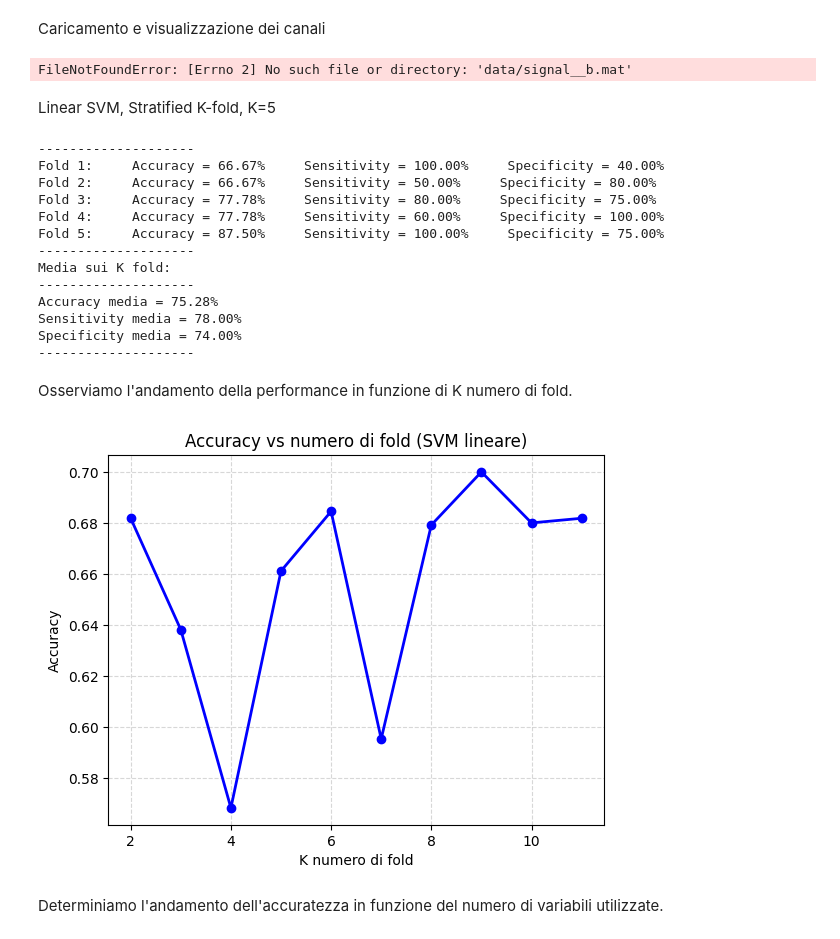
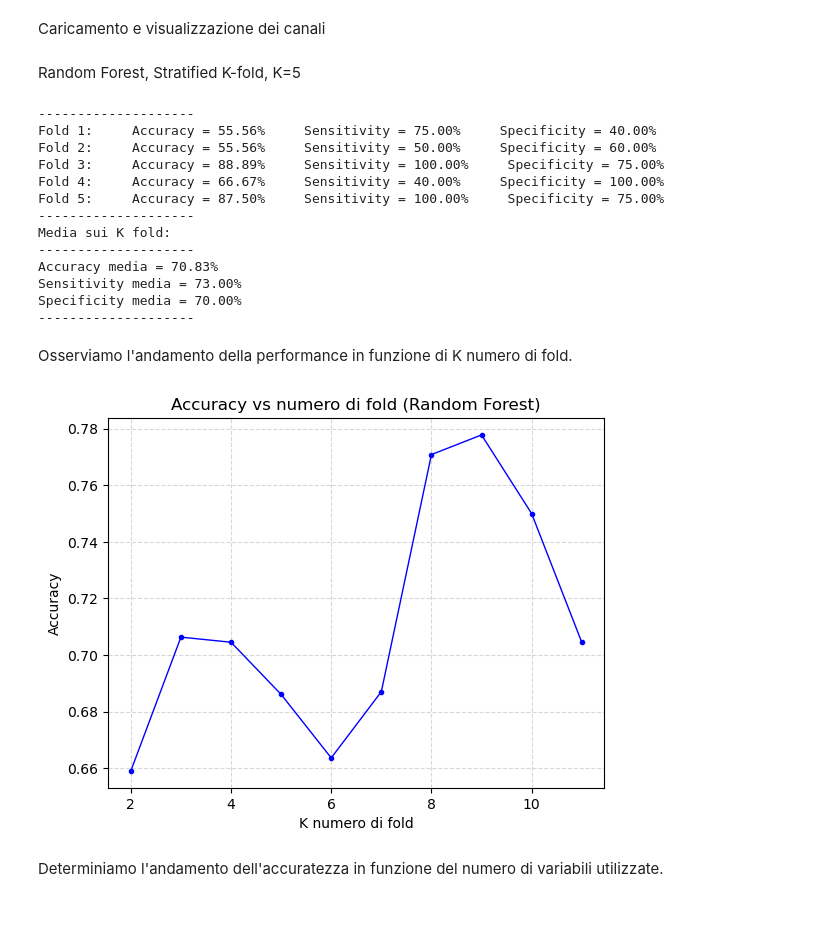
Before and after one commit to fiorello-mino/applicazioni_machine_learning, a Jupyter notebook: RF/main_rf.ipynb, the cells around one changed output. Saved outputs shown, nothing was run; the diff lists cells and outputs as text; code cells hidden in the pictures; blank space fills up the shorter version.

```diff
--- a/RF/main_rf.ipynb
+++ b/RF/main_rf.ipynb
@@ -12,7 +12,7 @@ from sklearn.ensemble import RandomForestClassifier
 # %% [markdown]
 Caricamento e visualizzazione dei canali
 # %%
-data = sio.loadmat('data/signal__b.mat')
+data = sio.loadmat('../data/signal__b.mat')
 g0 = data['g__0']   # negativi
 g1 = data['g__1']   # positivi
 
@@ -27,10 +27,8 @@ g1 = data['g__1']   # positivi
 #     plt.ylim([-30, 30])
 #     plt.title('Channel ' + str(channels*unit +1) + '-' + str((channels+1)*unit))
 #     plt.pause(0.5)
-# %% [output]
-FileNotFoundError: [Errno 2] No such file or directory: 'data/signal__b.mat'
 # %% [markdown]
-Linear SVM, Stratified K-fold, K=5
+Random Forest, Stratified K-fold, K=5
 # %%
 data0 = g0.astype(np.float64)
 data1 = g1.astype(np.float64)
@@ -103,17 +101,17 @@ print('--------------------')
 acc_results_all_channels = np.mean(acc_results)
 # %% [output]
 --------------------
-Fold 1:     Accuracy = 66.67%     Sensitivity = 100.00%     Specificity = 40.00%
-Fold 2:     Accuracy = 66.67%     Sensitivity = 50.00%     Specificity = 80.00%
-Fold 3:     Accuracy = 77.78%     Sensitivity = 80.00%     Specificity = 75.00%
-Fold 4:     Accuracy = 77.78%     Sensitivity = 60.00%     Specificity = 100.00%
+Fold 1:     Accuracy = 55.56%     Sensitivity = 75.00%     Specificity = 40.00%
+Fold 2:     Accuracy = 55.56%     Sensitivity = 50.00%     Specificity = 60.00%
+Fold 3:     Accuracy = 88.89%     Sensitivity = 100.00%     Specificity = 75.00%
+Fold 4:     Accuracy = 66.67%     Sensitivity = 40.00%     Specificity = 100.00%
 Fold 5:     Accuracy = 87.50%     Sensitivity = 100.00%     Specificity = 75.00%
 --------------------
 Media sui K fold:
 --------------------
-Accuracy media = 75.28%
-Sensitivity media = 78.00%
-Specificity media = 74.00%
+Accuracy media = 70.83%
+Sensitivity media = 73.00%
+Specificity media = 70.00%
 --------------------
 # %% [markdown]
 Osserviamo l'andamento della performance in funzione di K numero di fold.
@@ -125,42 +123,39 @@ acc_numk = [] # array di accuracy in funzione di numvar
 for numk in range(2, NUMK +1):
 
     skf = StratifiedKFold(n_splits=numk, shuffle=True, random_state=1)
-    rf_model = make_pipeline(
-        StandardScaler(),
-        SVC(kernel='linear', C=1.0)
-    )
+    rf_model = RandomForestClassifier()
 
     acc_folds = []  # array di accuracy per un singolo fold
 
     for train_index, test_index in skf.split(data,labels):
         data_train, data_test = data[train_index], data[test_index]
         labels_train, labels_test = labels[train_index], labels[test_index]
 
         # fase di training
         rf_model.fit(data_train, labels_train)
 
         # fase di testing
         predictions = rf_model.predict(data_test)
 
         # confronta le previsioni con le soluzioni vere
         accuracy = accuracy_score(labels_test, predictions)
 
         # accuracy per questo fold
         acc_folds.append(accuracy)
 
     acc_numk.append(np.mean(acc_folds))
 
 # --- Plot accuracy vs K numero di fold ---
 
 plt.figure()
-plt.plot(np.arange(2, NUMK+1), acc_numk, marker='o', color='b', linewidth=2)
+plt.plot(np.arange(2, NUMK+1), acc_numk, marker='o', color='b', linewidth=1, markersize=3)
 plt.xlabel('K numero di fold')
 plt.ylabel('Accuracy')
-plt.title('Accuracy vs numero di fold (SVM lineare)')
+plt.title('Accuracy vs numero di fold (Random Forest)')
 plt.grid(True, linestyle='--', alpha = 0.5)
 plt.show()
 # %% [output]
-[figure, old version]
+[figure, new version]
 # %% [markdown]
 Determiniamo l'andamento dell'accuratezza in funzione del numero di variabili utilizzate.
 # %%
```
Also changed, not shown: parts of 9 cells of this notebook, 3 other files.
